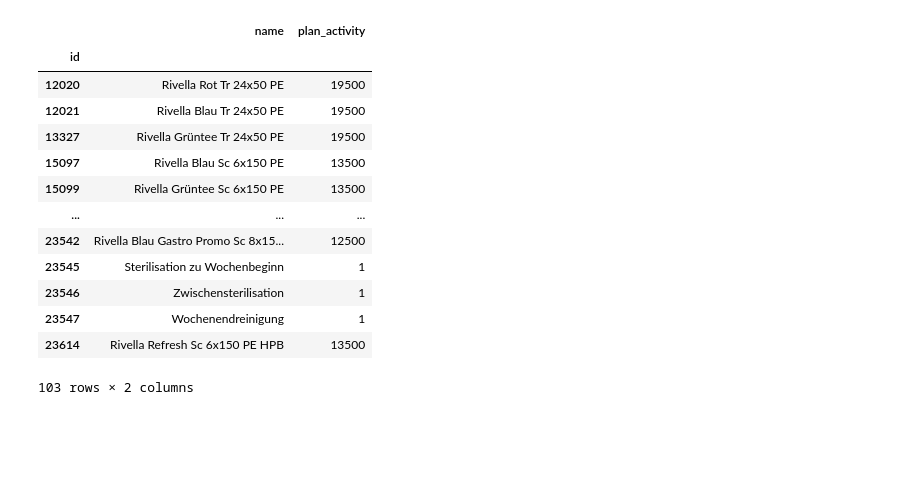
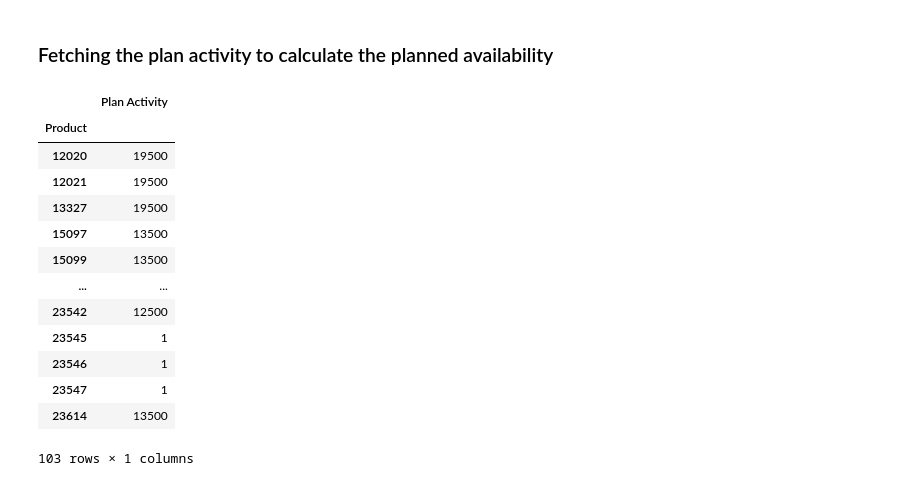
Before and after one commit to dim35216/product-ordering, a Jupyter notebook: src/evaluation/evaluation.ipynb, the cells around one changed output. Cells and saved outputs as stored; diff of their text form; code cells hidden in the pictures; blank space fills up the shorter version.

Commit message:
Issue #23: Refactor evaluation notebook

```diff
--- a/src/evaluation/evaluation.ipynb
+++ b/src/evaluation/evaluation.ipynb
@@ -37,20 +43,22 @@ dict_dfs[list(dict_dfs.keys())[0]]
+# %% [markdown]
+### Fetching the plan activity to calculate the planned availability
 # %%
-filename = 'C:/Users/1st User/Desktop/Master_Projekt/plan_activity_L3.csv'
+filename = os.path.join(EVALUATIONS_FOLDER, 'product_plan_activity.csv')
 
-df_plan_activity = pd.read_csv(filename, sep=';', index_col=0)
+df_plan_activity = pd.read_csv(filename, sep=';', dtype={'Product': str}).set_index('Product')
 df_plan_activity
 # %% [output]
-|  | name | plan_activity |
-| id |  |  |
-| 12020 | Rivella Rot Tr 24x50 PE | 19500 |
-| 12021 | Rivella Blau Tr 24x50 PE | 19500 |
-| 13327 | Rivella Grüntee Tr 24x50 PE | 19500 |
-| 15097 | Rivella Blau Sc 6x150 PE | 13500 |
-| 15099 | Rivella Grüntee Sc 6x150 PE | 13500 |
-| ... | ... | ... |
-| 23542 | Rivella Blau Gastro Promo Sc 8x15... | 12500 |
-| 23545 | Sterilisation zu Wochenbeginn | 1 |
-| 23546 | Zwischensterilisation | 1 |
-| 23547 | Wochenendreinigung | 1 |
-| 23614 | Rivella Refresh Sc 6x150 PE HPB | 13500 |
+|  | Plan Activity |
+| Product |  |
+| 12020 | 19500 |
+| 12021 | 19500 |
+| 13327 | 19500 |
+| 15097 | 13500 |
+| 15099 | 13500 |
+| ... | ... |
+| 23542 | 12500 |
+| 23545 | 1 |
+| 23546 | 1 |
+| 23547 | 1 |
+| 23614 | 13500 |
-103 rows × 2 columns
+103 rows × 1 columns
```
Also changed, not shown: parts of 19 cells of this notebook, 10 other files.
